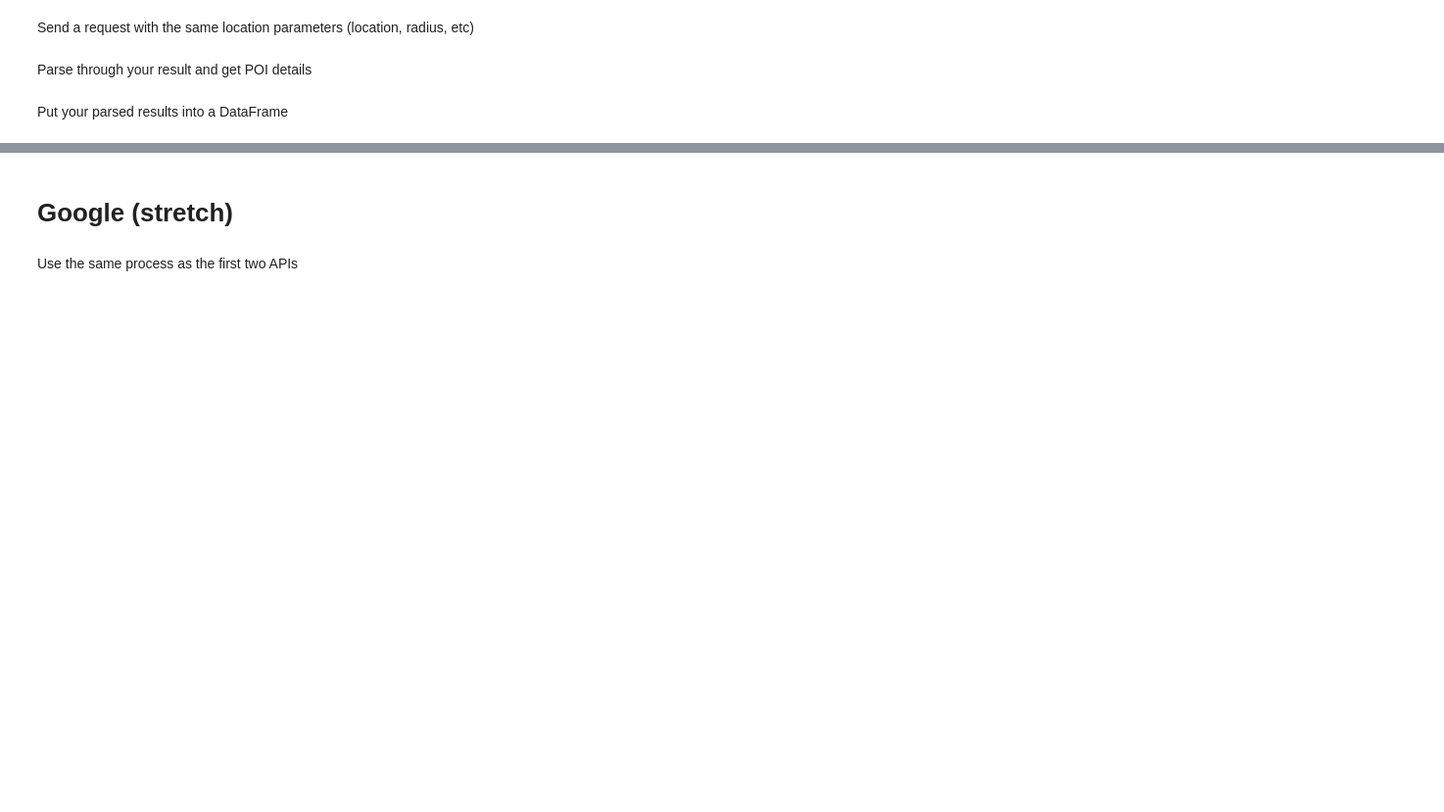
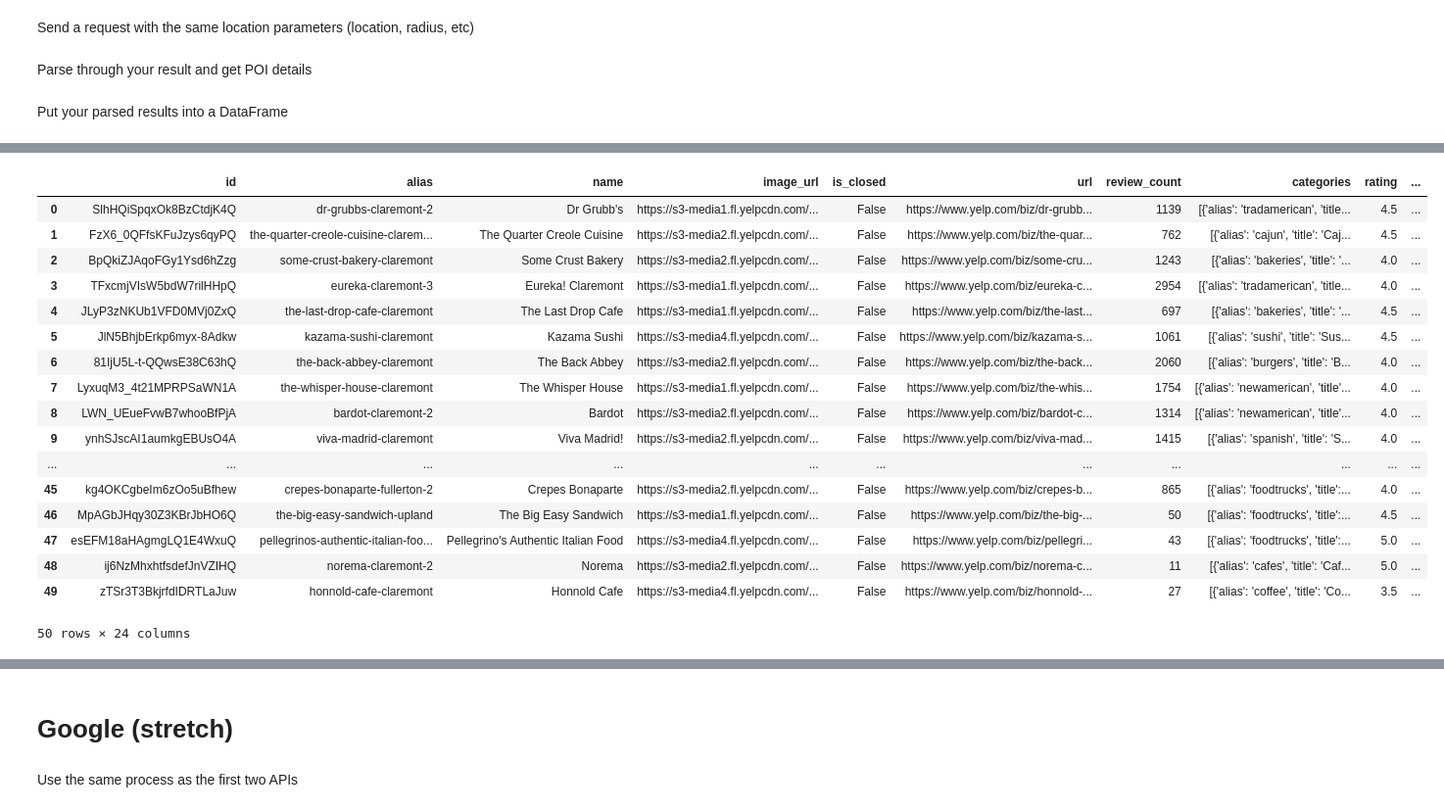
Before and after one commit to timothymhowe/m-project2, a Jupyter notebook: notebooks/EDA.ipynb, the cells around one changed output, grey strips where cells are left out. Shown at 98% size. Cells and saved outputs as stored; diff of their text form; code cells hidden in the pictures; blank space fills up the shorter version.

```diff
--- a/notebooks/EDA.ipynb
+++ b/notebooks/EDA.ipynb
@@ -117,3 +148,25 @@ yelp_df_main
+# %%
+yelp_df_main["location.display_address"] = yelp_df_main["location.display_address"].map(lambda x: str(x).replace('[',"").replace("]","").replace("'",""))
+yelp_df_main
+# %% [output]
+|  | id | alias | name | image_url | is_closed | url | review_count | categories | rating | ... |
+| 0 | SlhHQiSpqxOk8BzCtdjK4Q | dr-grubbs-claremont-2 | Dr Grubb's | https://s3-media1.fl.yelpcdn.com/... | False | https://www.yelp.com/biz/dr-grubb... | 1139 | [{'alias': 'tradamerican', 'title... | 4.5 | ... |
+| 1 | FzX6_0QFfsKFuJzys6qyPQ | the-quarter-creole-cuisine-clarem... | The Quarter Creole Cuisine | https://s3-media2.fl.yelpcdn.com/... | False | https://www.yelp.com/biz/the-quar... | 762 | [{'alias': 'cajun', 'title': 'Caj... | 4.5 | ... |
+| 2 | BpQkiZJAqoFGy1Ysd6hZzg | some-crust-bakery-claremont | Some Crust Bakery | https://s3-media2.fl.yelpcdn.com/... | False | https://www.yelp.com/biz/some-cru... | 1243 | [{'alias': 'bakeries', 'title': '... | 4.0 | ... |
+| 3 | TFxcmjVIsW5bdW7rilHHpQ | eureka-claremont-3 | Eureka! Claremont | https://s3-media1.fl.yelpcdn.com/... | False | https://www.yelp.com/biz/eureka-c... | 2954 | [{'alias': 'tradamerican', 'title... | 4.0 | ... |
+| 4 | JLyP3zNKUb1VFD0MVj0ZxQ | the-last-drop-cafe-claremont | The Last Drop Cafe | https://s3-media1.fl.yelpcdn.com/... | False | https://www.yelp.com/biz/the-last... | 697 | [{'alias': 'bakeries', 'title': '... | 4.5 | ... |
+| 5 | JlN5BhjbErkp6myx-8Adkw | kazama-sushi-claremont | Kazama Sushi | https://s3-media4.fl.yelpcdn.com/... | False | https://www.yelp.com/biz/kazama-s... | 1061 | [{'alias': 'sushi', 'title': 'Sus... | 4.5 | ... |
+| 6 | 81IjU5L-t-QQwsE38C63hQ | the-back-abbey-claremont | The Back Abbey | https://s3-media2.fl.yelpcdn.com/... | False | https://www.yelp.com/biz/the-back... | 2060 | [{'alias': 'burgers', 'title': 'B... | 4.0 | ... |
+| 7 | LyxuqM3_4t21MPRPSaWN1A | the-whisper-house-claremont | The Whisper House | https://s3-media1.fl.yelpcdn.com/... | False | https://www.yelp.com/biz/the-whis... | 1754 | [{'alias': 'newamerican', 'title'... | 4.0 | ... |
+| 8 | LWN_UEueFvwB7whooBfPjA | bardot-claremont-2 | Bardot | https://s3-media2.fl.yelpcdn.com/... | False | https://www.yelp.com/biz/bardot-c... | 1314 | [{'alias': 'newamerican', 'title'... | 4.0 | ... |
+| 9 | ynhSJscAI1aumkgEBUsO4A | viva-madrid-claremont | Viva Madrid! | https://s3-media2.fl.yelpcdn.com/... | False | https://www.yelp.com/biz/viva-mad... | 1415 | [{'alias': 'spanish', 'title': 'S... | 4.0 | ... |
+| ... | ... | ... | ... | ... | ... | ... | ... | ... | ... | ... |
+| 45 | kg4OKCgbeIm6zOo5uBfhew | crepes-bonaparte-fullerton-2 | Crepes Bonaparte | https://s3-media2.fl.yelpcdn.com/... | False | https://www.yelp.com/biz/crepes-b... | 865 | [{'alias': 'foodtrucks', 'title':... | 4.0 | ... |
+| 46 | MpAGbJHqy30Z3KBrJbHO6Q | the-big-easy-sandwich-upland | The Big Easy Sandwich | https://s3-media1.fl.yelpcdn.com/... | False | https://www.yelp.com/biz/the-big-... | 50 | [{'alias': 'foodtrucks', 'title':... | 4.5 | ... |
+| 47 | esEFM18aHAgmgLQ1E4WxuQ | pellegrinos-authentic-italian-foo... | Pellegrino's Authentic Italian Food | https://s3-media4.fl.yelpcdn.com/... | False | https://www.yelp.com/biz/pellegri... | 43 | [{'alias': 'foodtrucks', 'title':... | 5.0 | ... |
+| 48 | ij6NzMhxhtfsdefJnVZIHQ | norema-claremont-2 | Norema | https://s3-media2.fl.yelpcdn.com/... | False | https://www.yelp.com/biz/norema-c... | 11 | [{'alias': 'cafes', 'title': 'Caf... | 5.0 | ... |
+| 49 | zTSr3T3BkjrfdIDRTLaJuw | honnold-cafe-claremont | Honnold Cafe | https://s3-media4.fl.yelpcdn.com/... | False | https://www.yelp.com/biz/honnold-... | 27 | [{'alias': 'coffee', 'title': 'Co... | 3.5 | ... |
+50 rows × 24 columns
 # %%
 yelp_df_categories
 # %% [output]
```
Also changed, not shown: parts of 16 cells of this notebook, 1 other file.
